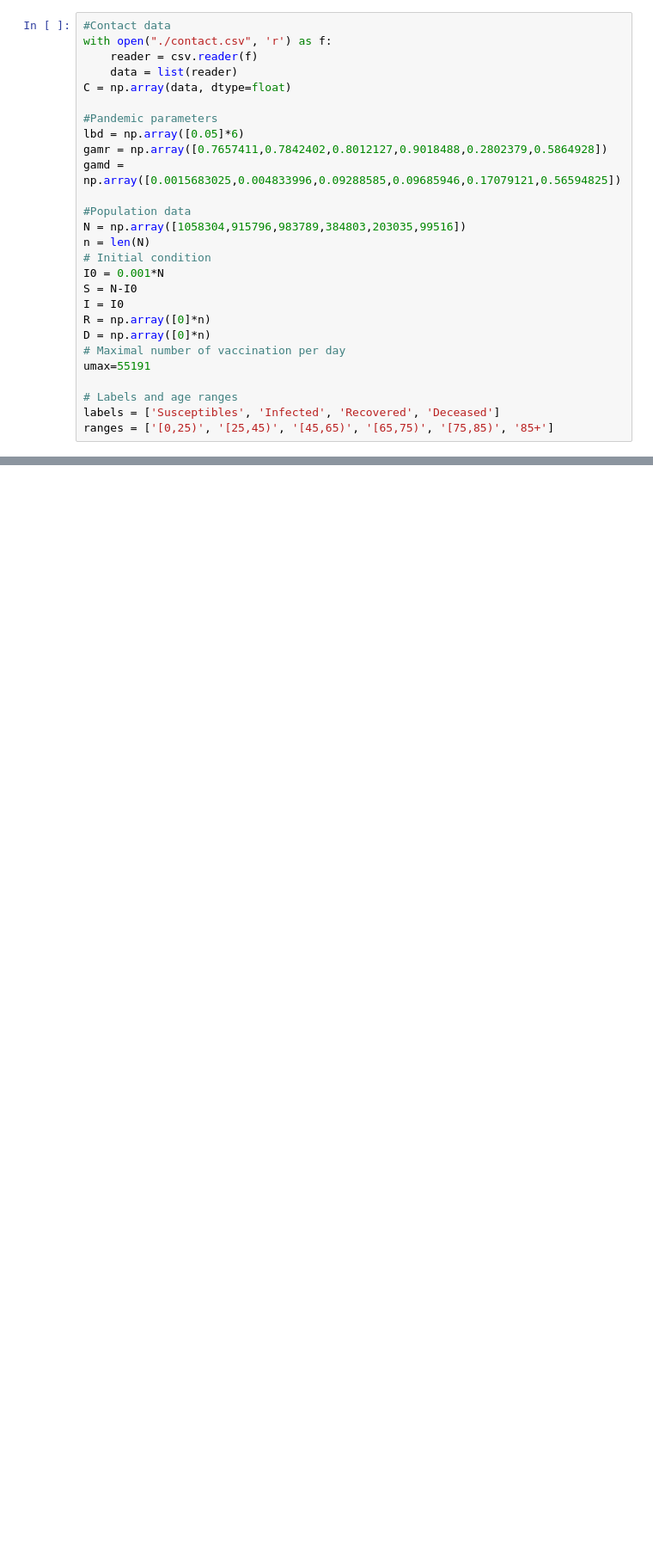
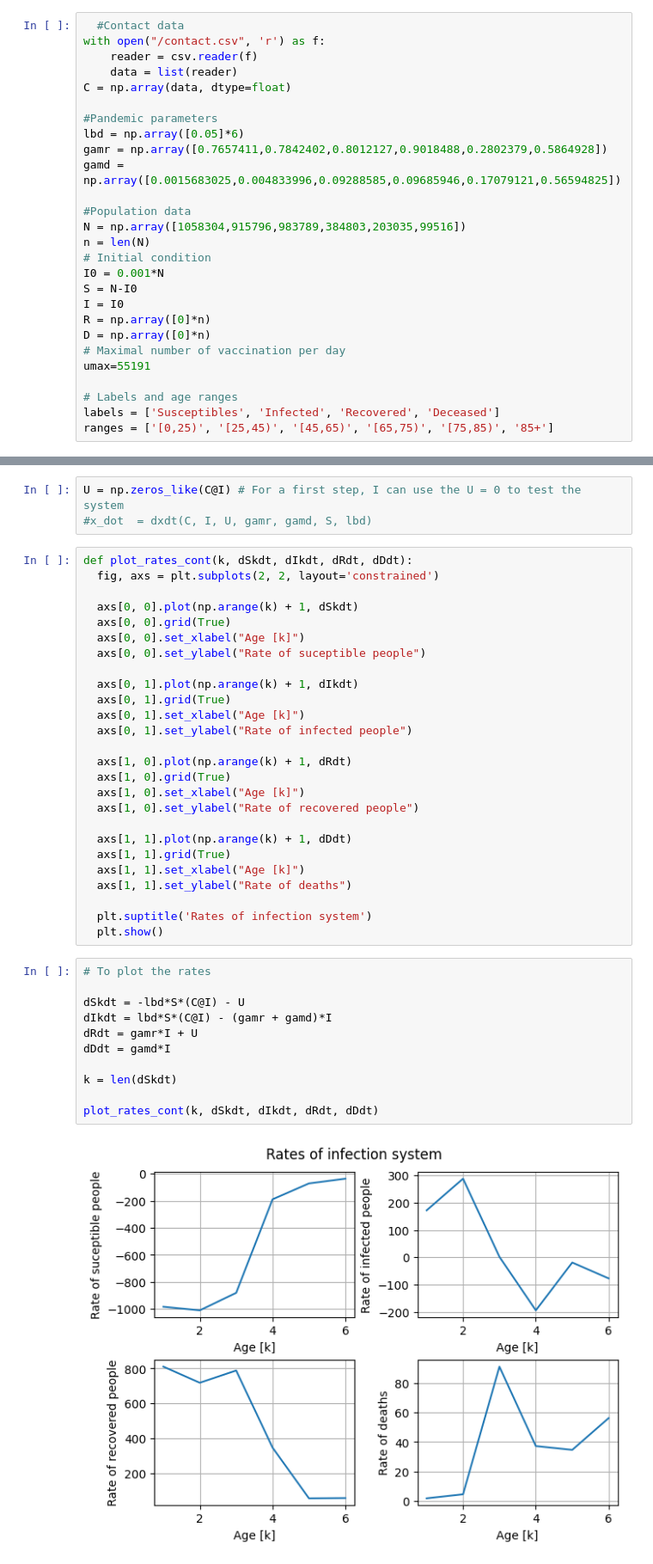
Before and after one commit to douglasmmachado/MPC, a Jupyter notebook: COVID-19.ipynb, the cells around one changed output, grey strips where cells are left out. Shown at 86% size. Cells and saved outputs as stored; diff of their text form; blank space fills up the shorter version.

```diff
--- a/COVID-19.ipynb
+++ b/COVID-19.ipynb
@@ -14,6 +34,6 @@ from casadi import *
 # %%
-#Contact data
-with open("./contact.csv", 'r') as f:
+  #Contact data
+with open("/contact.csv", 'r') as f:
     reader = csv.reader(f)
     data = list(reader)
 C = np.array(data, dtype=float)
@@ -40,0 +79,42 @@ ranges = ['[0,25)', '[25,45)', '[45,65)', '[65,75)', '[75,85)', '85+']
+# %%
+U = np.zeros_like(C@I) # For a first step, I can use the U = 0 to test the system
+#x_dot  = dxdt(C, I, U, gamr, gamd, S, lbd)
+# %%
+def plot_rates_cont(k, dSkdt, dIkdt, dRdt, dDdt):
+  fig, axs = plt.subplots(2, 2, layout='constrained')
+
+  axs[0, 0].plot(np.arange(k) + 1, dSkdt)
+  axs[0, 0].grid(True)
+  axs[0, 0].set_xlabel("Age [k]")
+  axs[0, 0].set_ylabel("Rate of suceptible people")
+
+  axs[0, 1].plot(np.arange(k) + 1, dIkdt)
+  axs[0, 1].grid(True)
+  axs[0, 1].set_xlabel("Age [k]")
+  axs[0, 1].set_ylabel("Rate of infected people")
+
+  axs[1, 0].plot(np.arange(k) + 1, dRdt)
+  axs[1, 0].grid(True)
+  axs[1, 0].set_xlabel("Age [k]")
+  axs[1, 0].set_ylabel("Rate of recovered people")
+
+  axs[1, 1].plot(np.arange(k) + 1, dDdt)
+  axs[1, 1].grid(True)
+  axs[1, 1].set_xlabel("Age [k]")
+  axs[1, 1].set_ylabel("Rate of deaths")
+
+  plt.suptitle('Rates of infection system')
+  plt.show()
+# %%
+# To plot the rates
+
+dSkdt = -lbd*S*(C@I) - U
+dIkdt = lbd*S*(C@I) - (gamr + gamd)*I
+dRdt = gamr*I + U
+dDdt = gamd*I
+
+k = len(dSkdt)
+
+plot_rates_cont(k, dSkdt, dIkdt, dRdt, dDdt)
+# %% [output]
+[figure, added]
```
Also changed, not shown: parts of 12 cells of this notebook.
